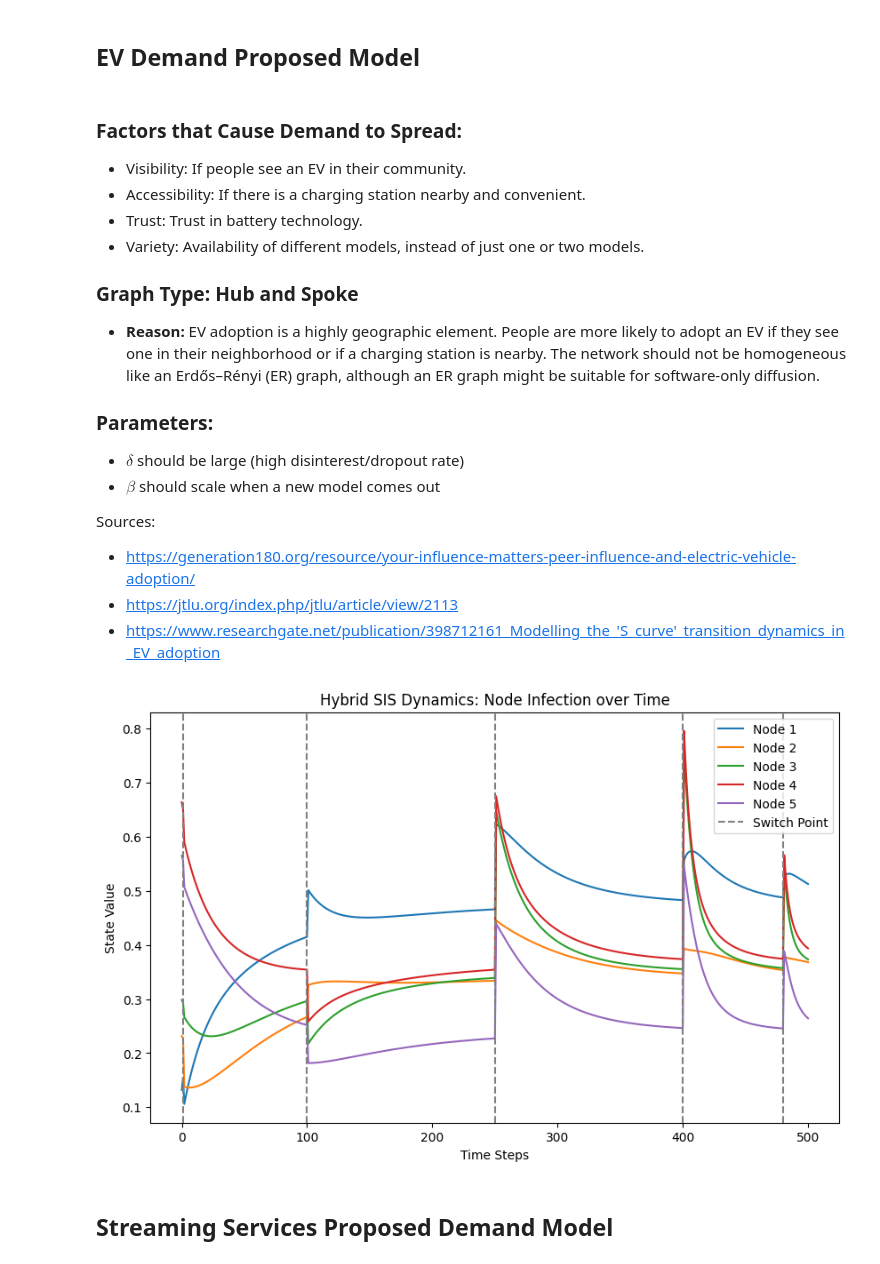
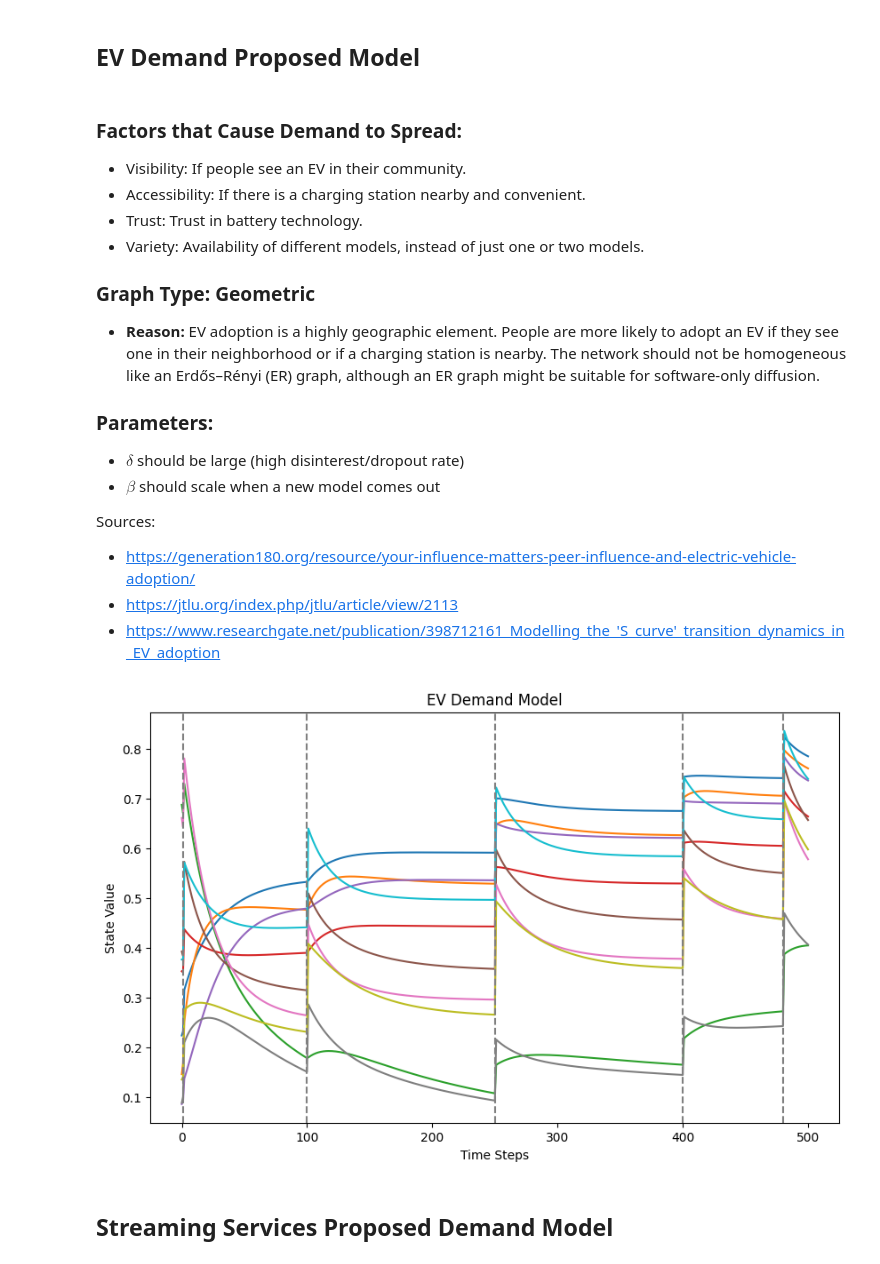
Before and after one commit to Jw1836/HybridNetworkModel, a Jupyter notebook: simulation_practice.ipynb, the cells around one changed output. Drawn from its saved outputs; the diff is of its cells as text; code cells hidden in the pictures.

```diff
--- a/simulation_practice.ipynb
+++ b/simulation_practice.ipynb
@@ -41,7 +41,7 @@ print(T)
 [1, 10, 45, 100, 300]
 # %%
 #change beta and gamma at switching
-def f_switching(x_k, D, B, group_1, group_2):
+def f_switching(x_k, D, B, group_1, group_2, r, T):
     a_r_1 = np.random.uniform(0.5, 1.5)
     a_r_2 = np.random.uniform(0.5, 1.5)
     x_k = x_k.copy()
@@ -67,7 +67,8 @@ def simulate_dynamics(h, x, A, D, B, group_1, group_2, T, total_time, f_switchin
 
             # print("scaling factors: ", a_r_1, a_r_2)
             # print("before switch: ", x_k)
-            x_k, D, B = f_switching(x_k, D, B, group_1, group_2)
+            r = T.index(k)  # this will give us the index of the current switch
+            x_k, D, B = f_switching(x_k, D, B, group_1, group_2, r, T)
             #clip x_k to be between 0 and 1
             x_k = np.clip(x_k, 0, 1)
             # print("after switch: ", x_k)
@@ -119,7 +120,7 @@ Model Parameters:
 * Trust: Trust in battery technology.
 * Variety: Availability of different models, instead of just one or two models.
 
-### Graph Type: Hub and Spoke
+### Graph Type: Geometric
 * **Reason:** EV adoption is a highly geographic element. People are more likely to adopt an EV if they see one in their neighborhood or if a charging station is nearby. The network should not be homogeneous like an Erdős–Rényi (ER) graph, although an ER graph might be suitable for software-only diffusion.
 
 ### Parameters:
@@ -133,53 +134,65 @@ Sources:
 * https://www.researchgate.net/publication/398712161_Modelling_the_'S_curve'_transition_dynamics_in_EV_adoption
 # %%
 #define an appropriate switching function
-def f_EV(x_k, D, B, group_1, group_2):
+#using ian's model for switching function
+def f_EV(x_k, D, B, group_1, group_2, r, T):
     #for electric vehicles maybe we want to increase the rate of adoption for group 1 and decrease for group 2
-    a_r_1 = np.random.uniform(0.5, 2.0)  # increase adoption rate for group 1
-    a_r_2 = np.random.uniform(0.5, 3.0)  # decrease adoption rate for group 2
+    a_r_1 = np.random.uniform(0.9, 2.0)  # increase adoption rate for group 1
+    a_r_2 = np.random.uniform(0.9, 3.0)  # decrease adoption rate for group 2
     x_k = x_k.copy()
     D = D.copy()
     B = B.copy()
-    x_k[group_1] = a_r_1 * x_k[group_1]
-    x_k[group_2] = a_r_2 * x_k[group_2]
-    #also scale respective rows of D and B for each group
-    D[group_1, group_1] = a_r_1 * D[group_1, group_1]
-    D[group_2, group_2] = a_r_2 * D[group_2, group_2]
-    B[group_1, group_1] = a_r_1 * B[group_1, group_1]
-    B[group_2, group_2] = a_r_2 * B[group_2, group_2]
+    x_k[group_1] = a_r_1 * x_k[group_1] / (1 + (a_r_1 - 1) * x_k[group_1])
+    x_k[group_2] = a_r_2 * x_k[group_2] / (1 + (a_r_2 - 1) * x_k[group_2])
+    #for the infection and healing rates, update it with ian's formula
+    #beta_r = beta_{r - 1} * (1 + (\delta t_r - c)/ 1000)
+    #delta_r = delta_{r - 1} * (1 - (\delta t_r - c)/ 1000)
+    #where c is a constant that represents the time it takes for the market to adjust to the new conditions, we can set c to be 50 for example
+    c = 50
+    #get r, the current switch index
+    if(r == 0):
+        delta_t_r = 0
+    else:
+        delta_t_r = T[r] - T[r - 1]  # time since last switch
+    D[group_1, group_1] = D[group_1, group_1] * (1 - (delta_t_r - c) / 1000)
+    D[group_2, group_2] = D[group_2, group_2] * (1 - (delta_t_r - c) / 1000)
+    B[group_1, group_1] = B[group_1, group_1] * (1 + (delta_t_r - c) / 1000)
+    B[group_2, group_2] = B[group_2, group_2] * (1 + (delta_t_r - c) / 1000)
     return x_k, D, B
-n = 5
-G = nx.barabasi_albert_graph(n=n, m=1, seed=42)
+n = 10
+#G = nx.barabasi_albert_graph(n=n, m=1, seed=42)
+distance_radius = 0.3
+G = nx.random_geometric_graph(n, distance_radius, seed=42)
 #EV simulation parameters
 A = nx.to_numpy_array(G)
 group_1 = list(range(n // 2))
 group_2 = list(range(n // 2, n))
 T = [1, 100, 250, 400, 480]
 D = np.diag(np.random.uniform(2, 3, n))
 #diagonal matrix of values between 0 and 1
 B = np.diag(np.random.uniform(2, 3, n))
 x0 = np.random.uniform(0, 0.7, n)
 total_time = 500
 h = 0.01
 
 #Simulate dynamics
 states = simulate_dynamics(h, x0, A, D, B, group_1, group_2, T, total_time, f_EV)
 states = np.array(states)
 
 #plot the states over time
 plt.figure(figsize=(10, 6))
 for i in range(n):
     plt.plot(states[:, i], label=f'Node {i+1}')
 #also plot vertical lines when we switch the hybrid model
 for t in T:
     plt.axvline(x=t, color='gray', linestyle='--', label='Switch Point' if t == T[0] else "")
 plt.xlabel('Time Steps')
 plt.ylabel('State Value')
-plt.title('Hybrid SIS Dynamics: Node Infection over Time')
-plt.legend()
+plt.title('EV Demand Model')
+# plt.legend()
 plt.show()
 # %% [output]
-[figure, old version]
+[figure, new version]
 # %% [markdown]
 ## Streaming Services Proposed Demand Model
 # %% [markdown]
```
Also changed, not shown: parts of 4 cells of this notebook.
